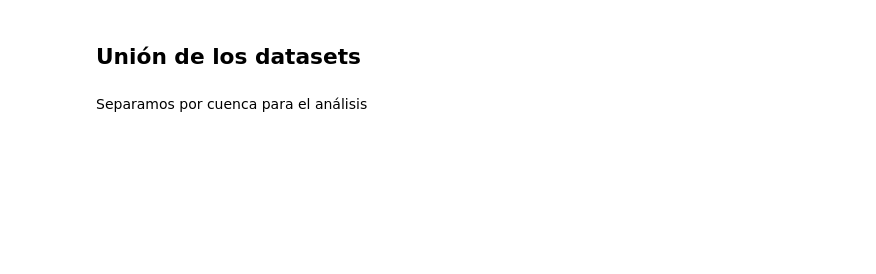
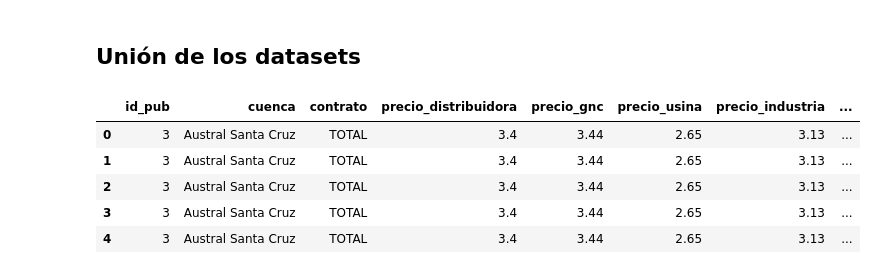
Before and after one commit to Isaiasgaray/fundamentos_final, a Jupyter notebook: TP_Final.ipynb, the cells around one changed output. Cells and saved outputs as stored; diff of their text form; code cells hidden in the pictures; blank space fills up the shorter version.

```diff
--- a/TP_Final.ipynb
+++ b/TP_Final.ipynb
@@ -43,2 +142,0 @@ fechas = precios_materiales.anio + '-' + precios_materiales.mes.str.zfill(2)
-# %%
-precios_materiales['indice_tiempo'] = fechas
@@ -66,6 +160,11 @@ precios.drop(
     inplace=True
 )
 # %%
-precios.cuenca.value_counts()
+precios.head()
+# %% [output]
+|  | id_pub | cuenca | contrato | precio_distribuidora | precio_gnc | precio_usina | precio_industria | ... |
+| 0 | 3 | Austral Santa Cruz | TOTAL | 3.4 | 3.44 | 2.65 | 3.13 | ... |
+| 1 | 3 | Austral Santa Cruz | TOTAL | 3.4 | 3.44 | 2.65 | 3.13 | ... |
+| 2 | 3 | Austral Santa Cruz | TOTAL | 3.4 | 3.44 | 2.65 | 3.13 | ... |
+| 3 | 3 | Austral Santa Cruz | TOTAL | 3.4 | 3.44 | 2.65 | 3.13 | ... |
+| 4 | 3 | Austral Santa Cruz | TOTAL | 3.4 | 3.44 | 2.65 | 3.13 | ... |
-# %% [markdown]
-Separamos por cuenca para el análisis
```
Also changed, not shown: parts of 19 cells of this notebook.
